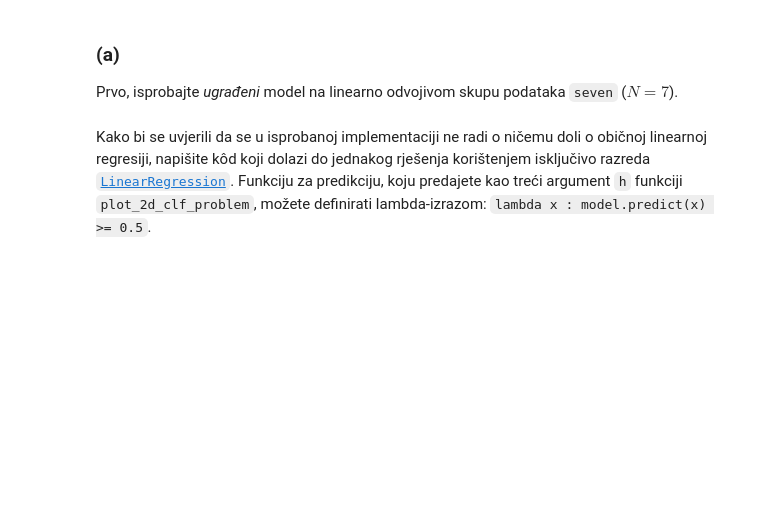
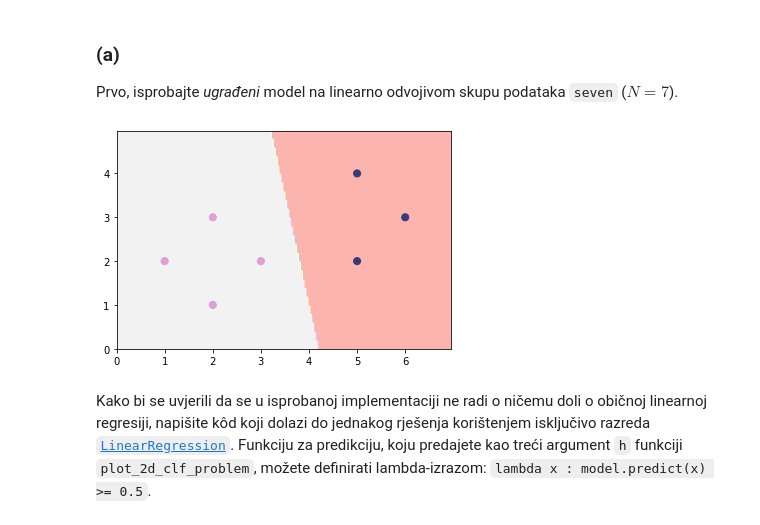
Before and after one commit to mateoim/su-lab-20-21, a Jupyter notebook: lab02/SU-2020-LAB02-0036509386.ipynb, the cells around one changed output. Saved outputs shown, nothing was run; the diff lists cells and outputs as text; code cells hidden in the pictures; blank space fills up the shorter version.

```diff
--- a/lab02/SU-2020-LAB02-0036509386.ipynb
+++ b/lab02/SU-2020-LAB02-0036509386.ipynb
@@ -89,2 +87,12 @@ seven_y = np.array([1, 1, 1, 1, 0, 0, 0])
+# %%
+def plot_classification(X, y):
+    clf1func = RidgeClassifier(alpha=0)
+    clf1func.fit(X, y)
+    plot_2d_clf_problem(X, y, clf1func.predict)
+    accuracy_score(y, clf1func.predict(X))
+
+plot_classification(seven_X, seven_y)
+# %% [output]
+[figure, added]
 # %% [markdown]
 Kako bi se uvjerili da se u isprobanoj implementaciji ne radi o ničemu doli o običnoj linearnoj regresiji, napišite kôd koji dolazi do jednakog rješenja korištenjem isključivo razreda [`LinearRegression`](http://scikit-learn.org/stable/modules/generated/sklearn.linear_model.LinearRegression.html). Funkciju za predikciju, koju predajete kao treći argument `h` funkciji `plot_2d_clf_problem`, možete definirati lambda-izrazom: `lambda x : model.predict(x) >= 0.5`.
```
Also changed, not shown: parts of 7 cells of this notebook.
